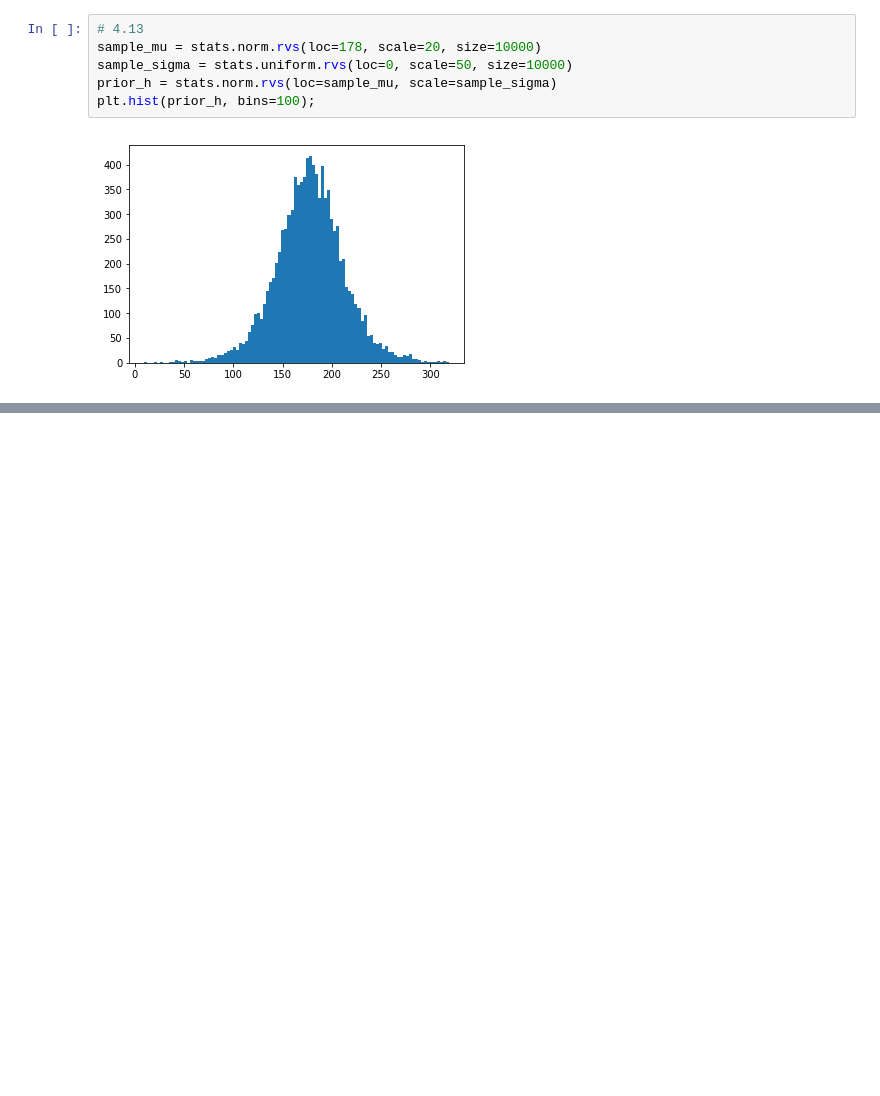
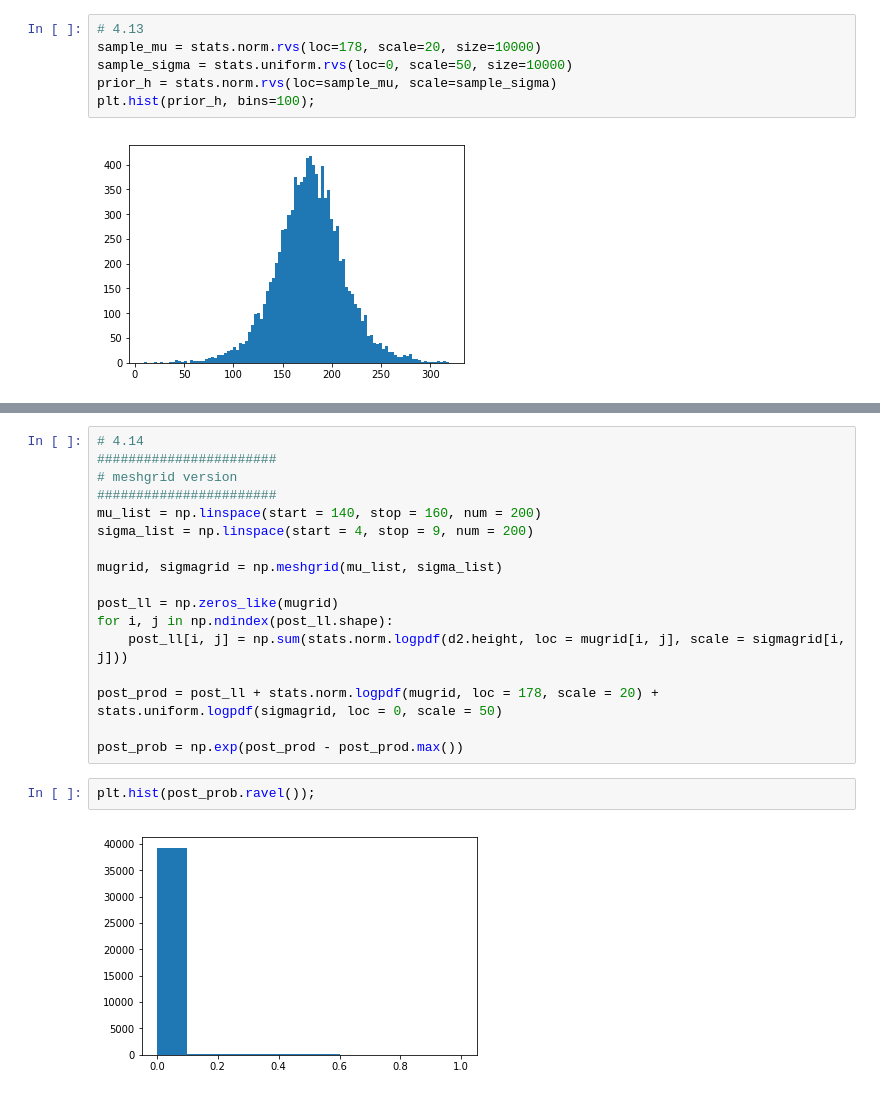
Before and after one commit to nwweber/statistical_rethinking, a Jupyter notebook: chapter_04_linear_models.ipynb, the cells around one changed output, grey strips where cells are left out. Cells and saved outputs as stored; diff of their text form; blank space fills up the shorter version.

```diff
--- a/chapter_04_linear_models.ipynb
+++ b/chapter_04_linear_models.ipynb
@@ -178,0 +186,21 @@ plt.hist(prior_h, bins=100);
+# %%
+# 4.14
+#######################
+# meshgrid version
+#######################
+mu_list = np.linspace(start = 140, stop = 160, num = 200)
+sigma_list = np.linspace(start = 4, stop = 9, num = 200)
+
+mugrid, sigmagrid = np.meshgrid(mu_list, sigma_list)
+
+post_ll = np.zeros_like(mugrid)
+for i, j in np.ndindex(post_ll.shape):
+    post_ll[i, j] = np.sum(stats.norm.logpdf(d2.height, loc = mugrid[i, j], scale = sigmagrid[i, j]))
+
+post_prod = post_ll + stats.norm.logpdf(mugrid, loc = 178, scale = 20) + stats.uniform.logpdf(sigmagrid, loc = 0, scale = 50)
+
+post_prob = np.exp(post_prod - post_prod.max())
+# %%
+plt.hist(post_prob.ravel());
+# %% [output]
+[figure, added]
```
Also changed, not shown: parts of 9 cells of this notebook.
